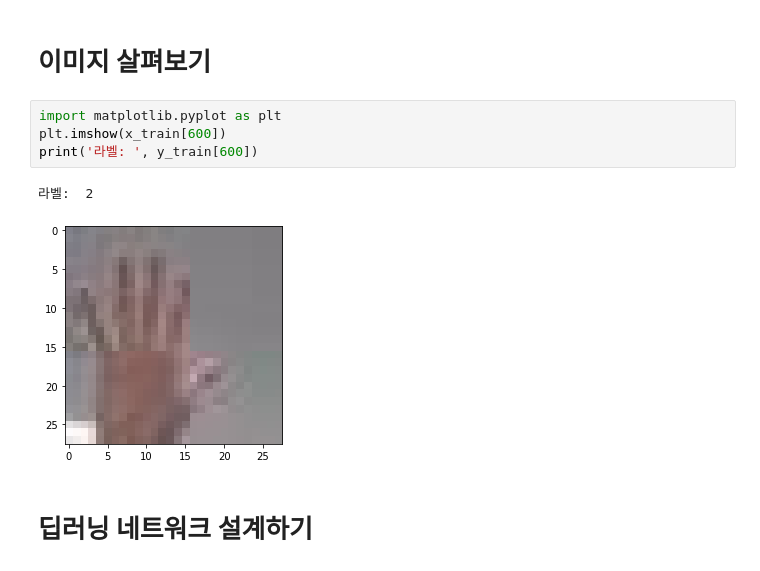
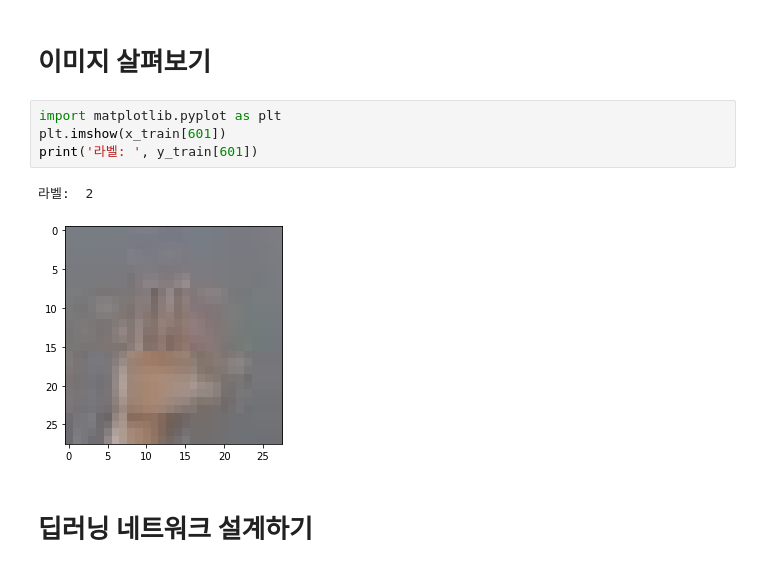
Before and after one commit to bluecandle/2020_AIFFEL, a Jupyter notebook: daily_notes/codes/e1_code/Project1_submit.ipynb, the cells around one changed output. Cells and saved outputs as stored; diff of their text form.

```diff
--- a/daily_notes/codes/e1_code/Project1_submit.ipynb
+++ b/daily_notes/codes/e1_code/Project1_submit.ipynb
@@ -102,11 +111,11 @@ SyntaxError: invalid syntax (<ipython-input-26-b053d1a7e755>, line 42)
 # 이미지 살펴보기
 # %%
 import matplotlib.pyplot as plt
-plt.imshow(x_train[600])
-print('라벨: ', y_train[600])
+plt.imshow(x_train[601])
+print('라벨: ', y_train[601])
 # %% [output]
 라벨:  2
-[figure, old version]
+[figure, new version]
 # %% [markdown]
 # 딥러닝 네트워크 설계하기
 # %%
```
Also changed, not shown: parts of 11 cells of this notebook.
